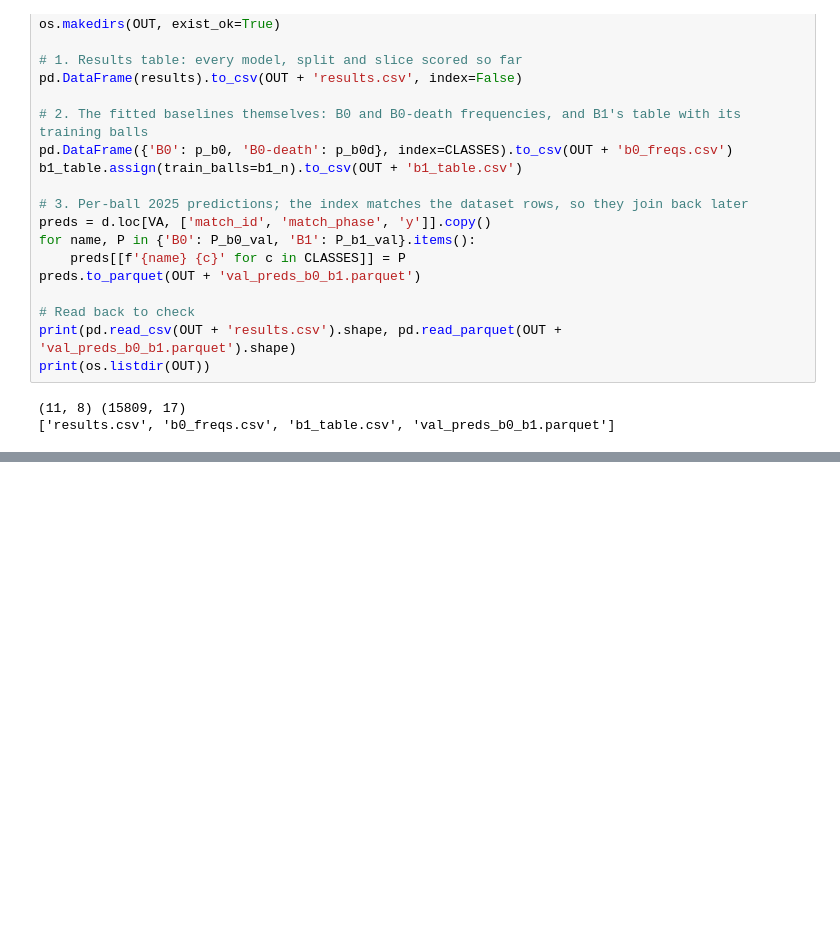
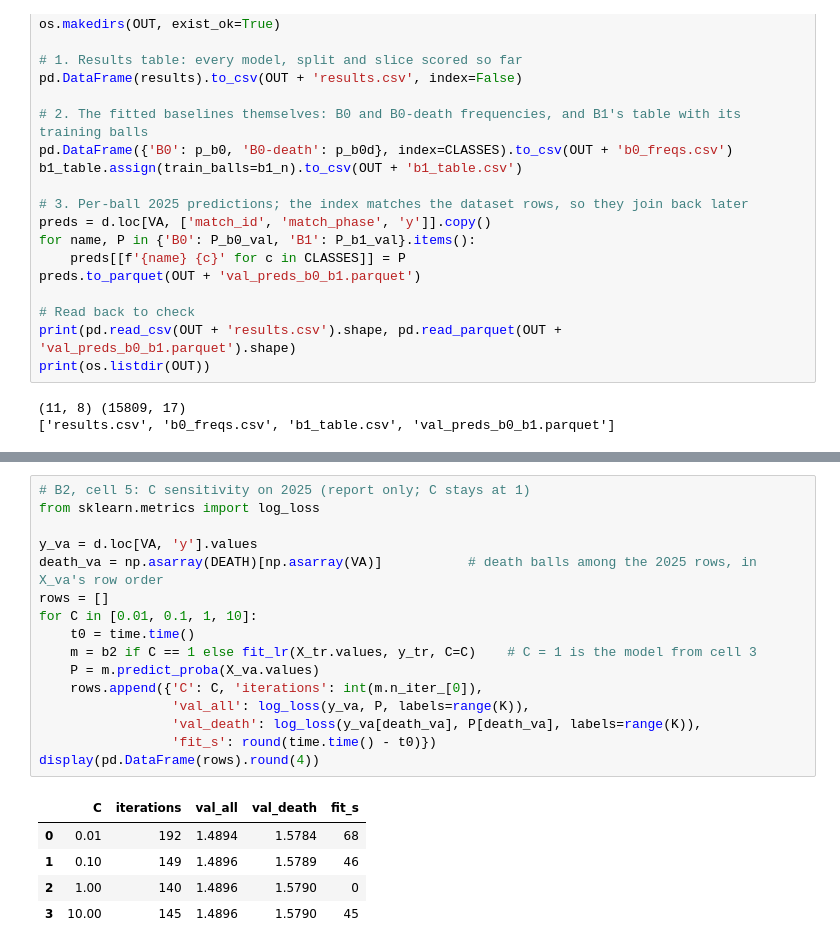
Before and after one commit to arjunnamburi/ml_death_overs_ipl, a Jupyter notebook: notebooks/models.ipynb, the cells around one changed output, grey strips where cells are left out. Saved outputs shown, nothing was run; the diff lists cells and outputs as text; blank space fills up the shorter version.

```diff
--- a/notebooks/models.ipynb
+++ b/notebooks/models.ipynb
@@ -554,0 +781,22 @@ print(os.listdir(OUT))
+# %%
+# B2, cell 5: C sensitivity on 2025 (report only; C stays at 1)
+from sklearn.metrics import log_loss
+
+y_va = d.loc[VA, 'y'].values
+death_va = np.asarray(DEATH)[np.asarray(VA)]           # death balls among the 2025 rows, in X_va's row order
+rows = []
+for C in [0.01, 0.1, 1, 10]:
+    t0 = time.time()
+    m = b2 if C == 1 else fit_lr(X_tr.values, y_tr, C=C)    # C = 1 is the model from cell 3
+    P = m.predict_proba(X_va.values)
+    rows.append({'C': C, 'iterations': int(m.n_iter_[0]),
+                 'val_all': log_loss(y_va, P, labels=range(K)),
+                 'val_death': log_loss(y_va[death_va], P[death_va], labels=range(K)),
+                 'fit_s': round(time.time() - t0)})
+display(pd.DataFrame(rows).round(4))
+# %% [output]
+|  | C | iterations | val_all | val_death | fit_s |
+| 0 | 0.01 | 192 | 1.4894 | 1.5784 | 68 |
+| 1 | 0.10 | 149 | 1.4896 | 1.5789 | 46 |
+| 2 | 1.00 | 140 | 1.4896 | 1.5790 | 0 |
+| 3 | 10.00 | 145 | 1.4896 | 1.5790 | 45 |
```
Also changed, not shown: parts of 10 cells of this notebook.
